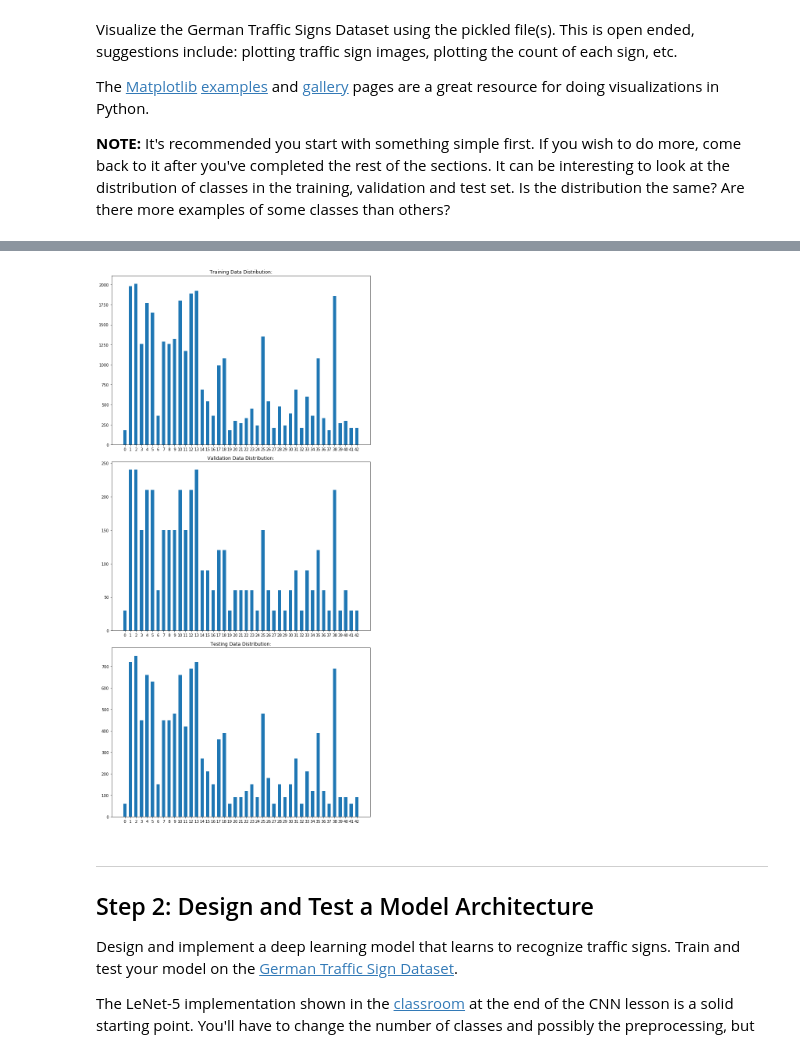
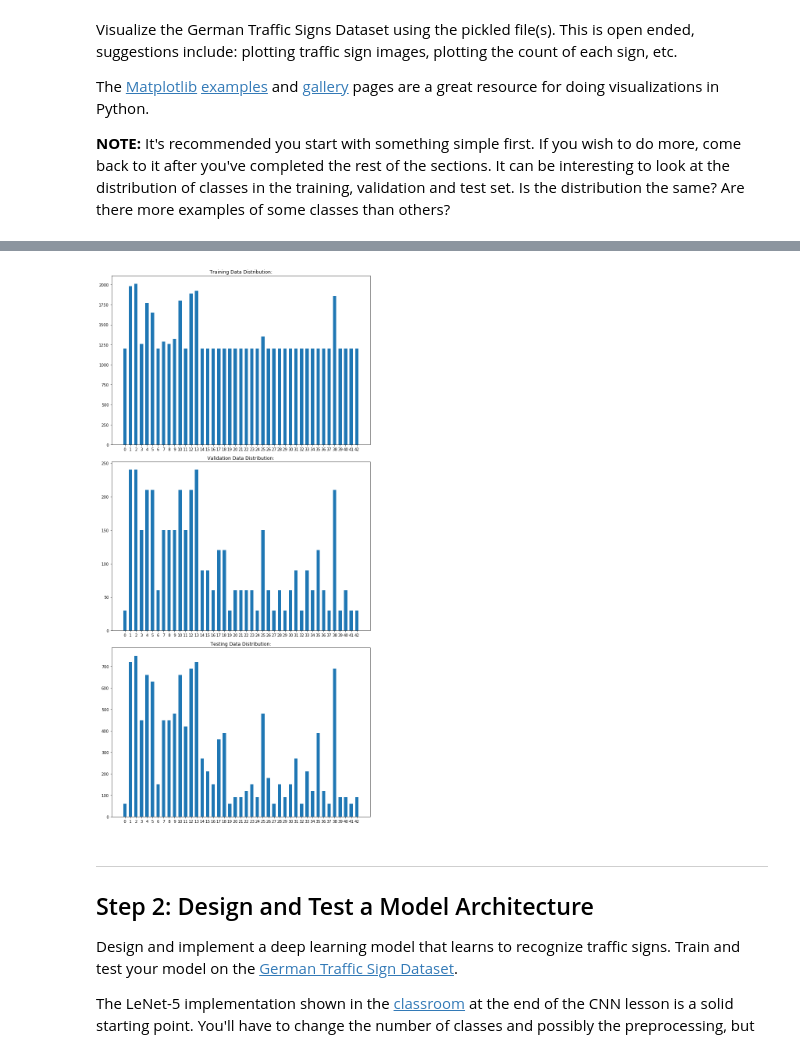
Before and after one commit to Dios-Malone/CarND-Traffic-Sign-Classifier-Project, a Jupyter notebook: Traffic_Sign_Classifier.ipynb, the cells around one changed output, grey strips where cells are left out. Drawn from its saved outputs; the diff is of its cells as text; code cells hidden in the pictures.

Commit message:
Augmented training data and added a new convolution layer. accuracy reached 0.934

```diff
--- a/Traffic_Sign_Classifier.ipynb
+++ b/Traffic_Sign_Classifier.ipynb
@@ -137,36 +137,36 @@ from collections import Counter
 index = random.randint(0, len(X_train))
 image = X_train[index]
 
 #Prepare data for subplot of distributions:
-classID_list = sorted(set(train['labels']))
+classID_list = sorted(set(y_train))
 distribution_x = [n*5 + 3 for n in range(n_classes)]
 #Training Distribution
-train_count = Counter(train['labels'])
+train_count = Counter(y_train)
 train_distribution = [train_count[classID] for classID in classID_list]
 
 #Validation Distribution:
 valid_count = Counter(valid['labels'])
 valid_distribution = [valid_count[classID] for classID in classID_list]
 
 #Testing Distribution:
 test_count = Counter(test['labels'])
 test_distribution = [test_count[classID] for classID in classID_list]
 
 fig, ax = plt.subplots(3, 1, figsize=(10, 20))
 
 ax[0].set_title("Training Data Distribution:")
 ax[0].bar(distribution_x, train_distribution, width=3, align='center', tick_label=classID_list)
 
 ax[1].set_title("Validation Data Distribution:")
 ax[1].bar(distribution_x, valid_distribution, width=3, align='center', tick_label=classID_list)
 
 ax[2].set_title("Testing Data Distribution:")
 ax[2].bar(distribution_x, test_distribution, width=3, align='center', tick_label=classID_list)
 
 plt.tight_layout()
 plt.show()
 # %% [output]
-[figure, old version]
+[figure, new version]
 # %% [markdown]
 ----
 
```
Also changed, not shown: parts of 11 cells of this notebook.
